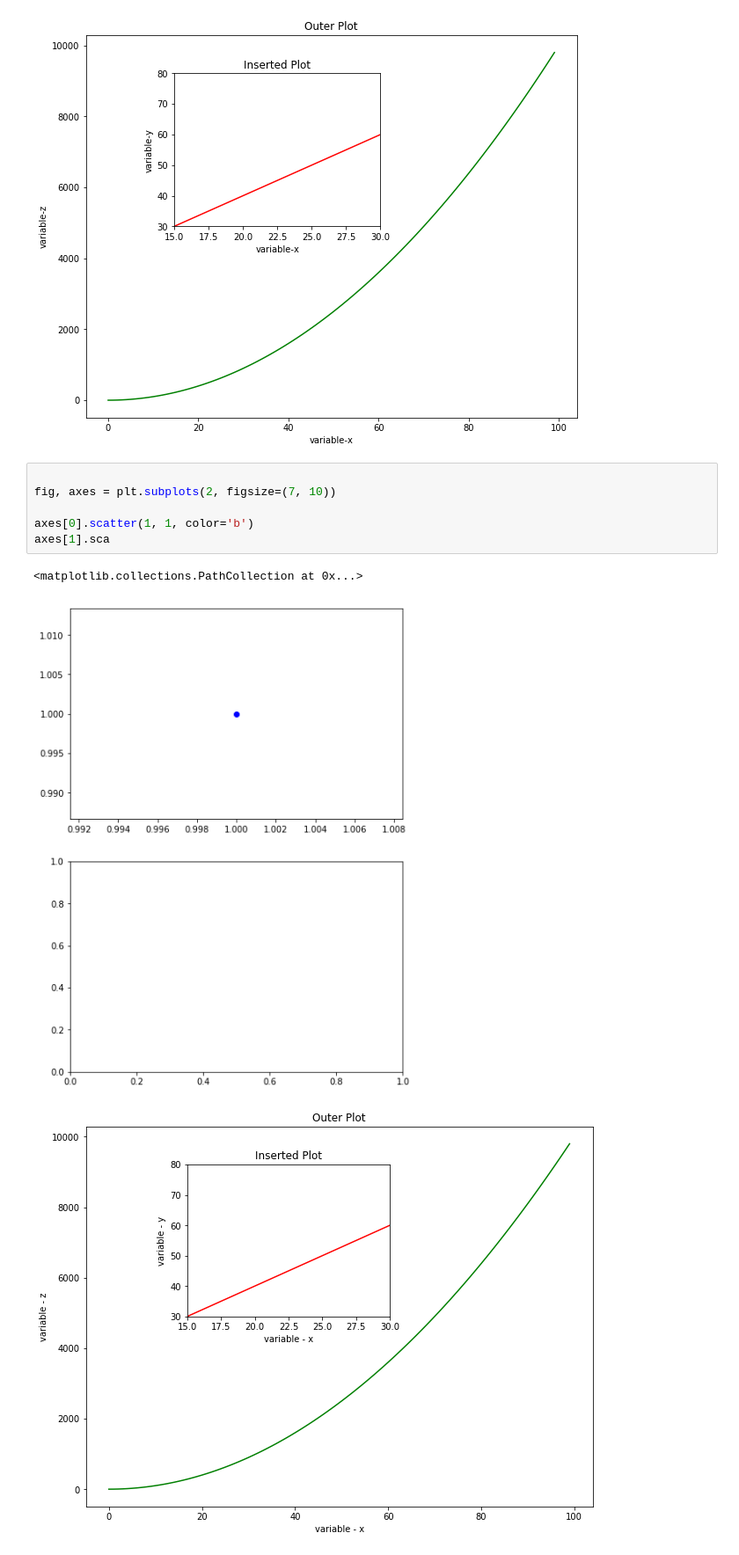
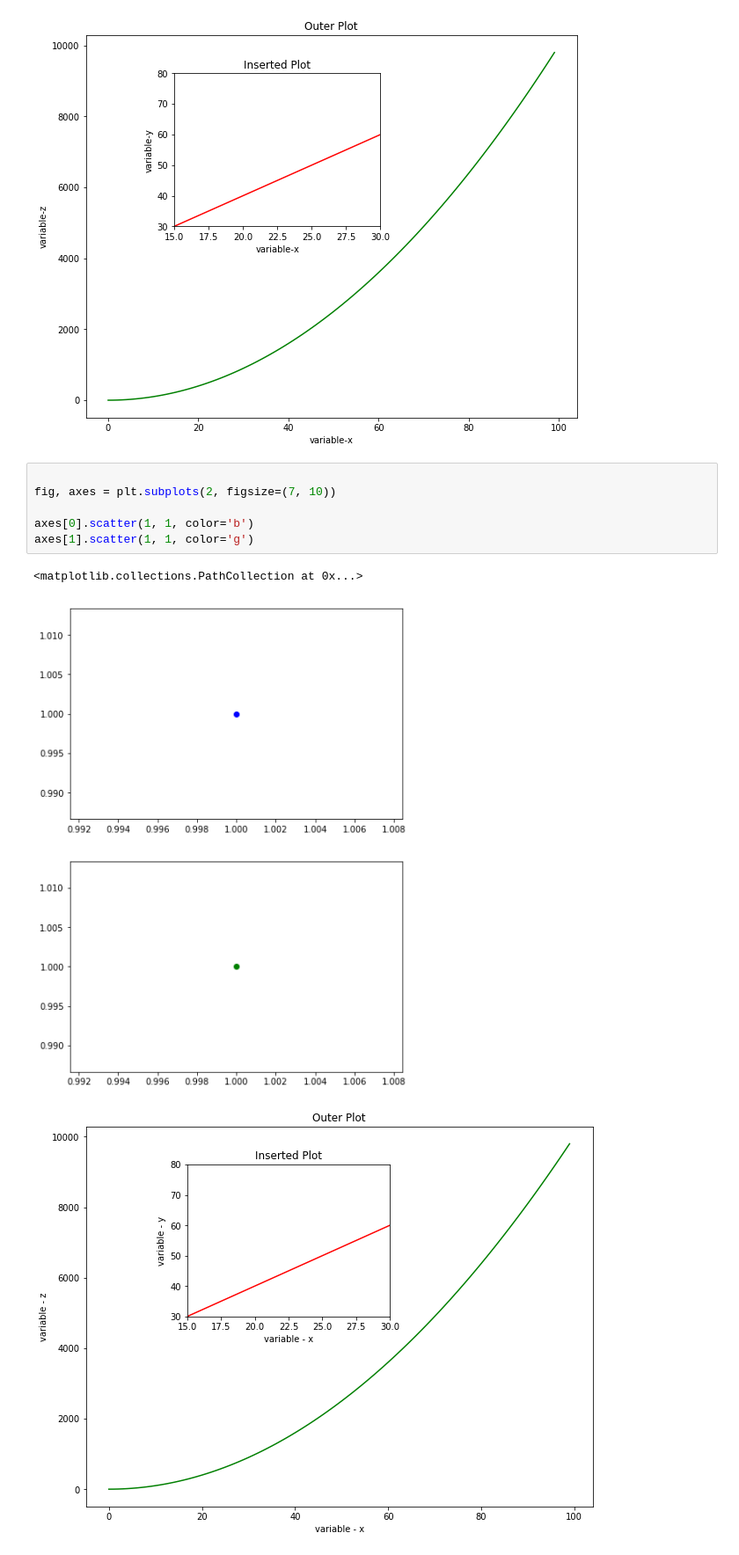
Before and after one commit to ColinFangshu/dsc-more-practice-with-matplotlib-lab-seattle-ds-career-051319, a Jupyter notebook: index.ipynb, the cells around one changed output. Shown: that part at 88% size. Cells and saved outputs as stored; diff of their text form.

```diff
--- a/index.ipynb
+++ b/index.ipynb
@@ -124,12 +124,12 @@ ins.set_ylim([30,80])
 # %%
 
 fig, axes = plt.subplots(2, figsize=(7, 10))
 
 axes[0].scatter(1, 1, color='b')
-axes[1].sca
+axes[1].scatter(1, 1, color='g')
 # %% [output]
 <matplotlib.collections.PathCollection at 0x...>
-[figure, old version]
+[figure, new version]
 # %%
 # %% [output]
 [figure]
```
